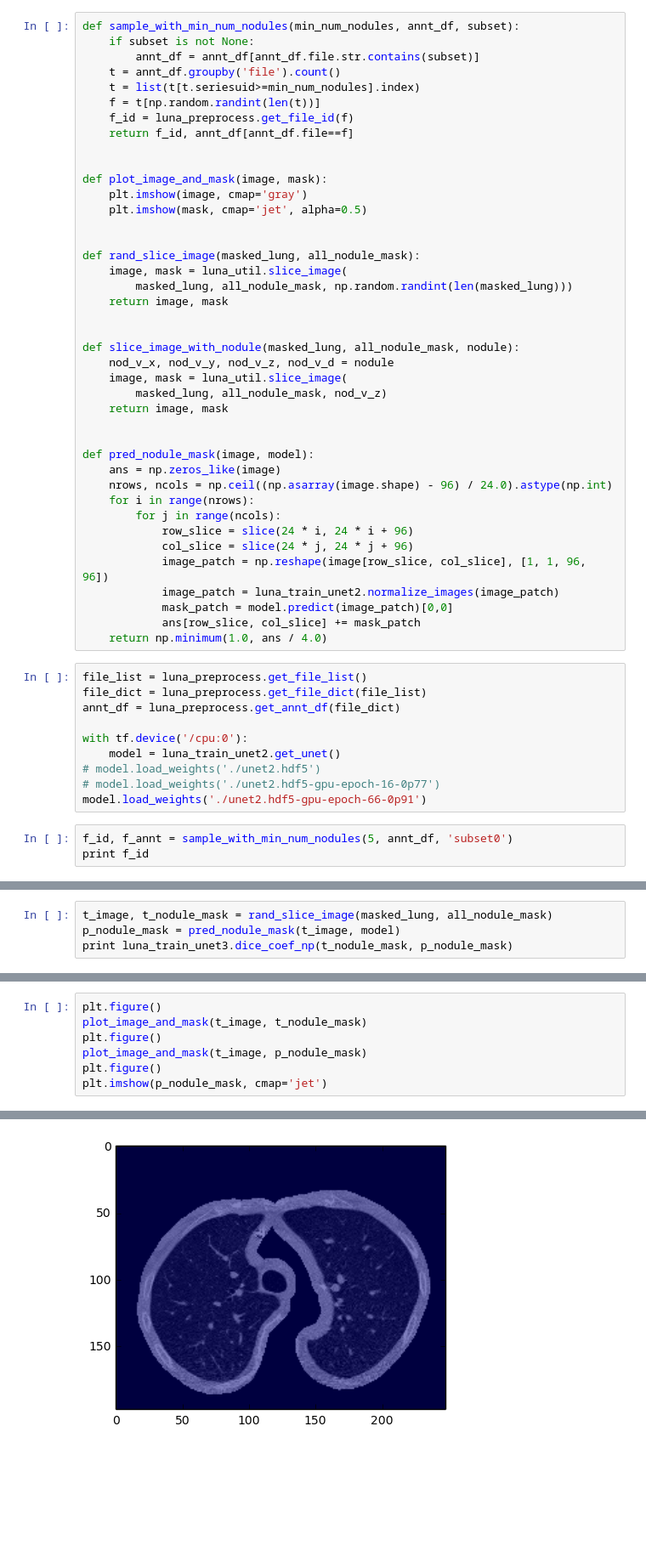
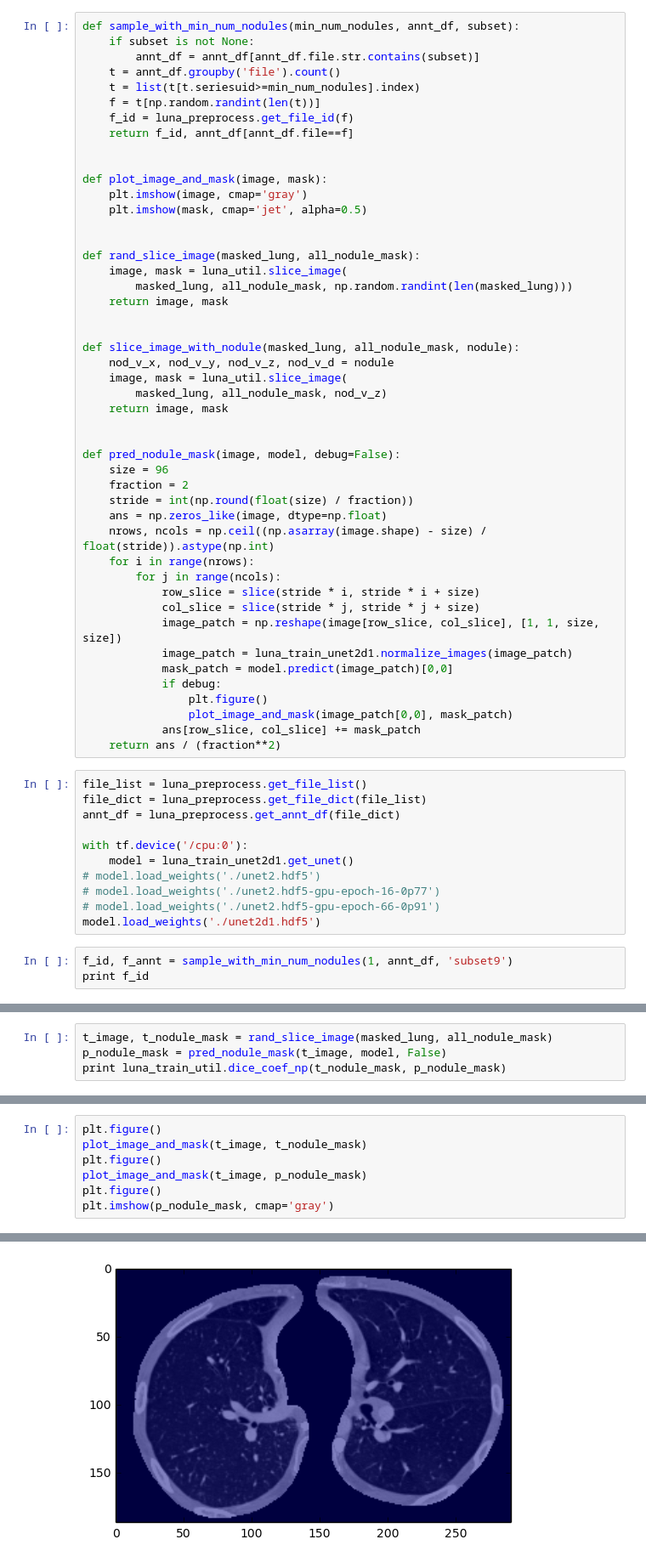
Before and after one commit to binarygo/ct, a Jupyter notebook: luna_alpha3.ipynb, the cells around one changed output, grey strips where cells are left out. Shown at 85% size. Cells and saved outputs as stored; diff of their text form; blank space fills up the shorter version.

```diff
--- a/luna_alpha3.ipynb
+++ b/luna_alpha3.ipynb
@@ -70,29 +74,36 @@ def slice_image_with_nodule(masked_lung, all_nodule_mask, nodule):
     return image, mask
 
 
-def pred_nodule_mask(image, model):
-    ans = np.zeros_like(image)
-    nrows, ncols = np.ceil((np.asarray(image.shape) - 96) / 24.0).astype(np.int)
+def pred_nodule_mask(image, model, debug=False):
+    size = 96
+    fraction = 2
+    stride = int(np.round(float(size) / fraction))
+    ans = np.zeros_like(image, dtype=np.float)
+    nrows, ncols = np.ceil((np.asarray(image.shape) - size) / float(stride)).astype(np.int)
     for i in range(nrows):
         for j in range(ncols):
-            row_slice = slice(24 * i, 24 * i + 96)
-            col_slice = slice(24 * j, 24 * j + 96)
-            image_patch = np.reshape(image[row_slice, col_slice], [1, 1, 96, 96])
-            image_patch = luna_train_unet2.normalize_images(image_patch)
+            row_slice = slice(stride * i, stride * i + size)
+            col_slice = slice(stride * j, stride * j + size)
+            image_patch = np.reshape(image[row_slice, col_slice], [1, 1, size, size])
+            image_patch = luna_train_unet2d1.normalize_images(image_patch)
             mask_patch = model.predict(image_patch)[0,0]
+            if debug:
+                plt.figure()
+                plot_image_and_mask(image_patch[0,0], mask_patch)
             ans[row_slice, col_slice] += mask_patch
-    return np.minimum(1.0, ans / 4.0)
+    return ans / (fraction**2)
 # %%
 file_list = luna_preprocess.get_file_list()
 file_dict = luna_preprocess.get_file_dict(file_list)
 annt_df = luna_preprocess.get_annt_df(file_dict)
 
 with tf.device('/cpu:0'):
-    model = luna_train_unet2.get_unet()
+    model = luna_train_unet2d1.get_unet()
 # model.load_weights('./unet2.hdf5')
 # model.load_weights('./unet2.hdf5-gpu-epoch-16-0p77')
-model.load_weights('./unet2.hdf5-gpu-epoch-66-0p91')
+# model.load_weights('./unet2.hdf5-gpu-epoch-66-0p91')
+model.load_weights('./unet2d1.hdf5')
 # %%
-f_id, f_annt = sample_with_min_num_nodules(5, annt_df, 'subset0')
+f_id, f_annt = sample_with_min_num_nodules(1, annt_df, 'subset9')
 print f_id
 # %% [output]
@@ -116,4 +127,4 @@ print luna_train_unet3.dice_coef_np(t_nodule_mask, p_nodule_mask)
 # %%
 t_image, t_nodule_mask = rand_slice_image(masked_lung, all_nodule_mask)
-p_nodule_mask = pred_nodule_mask(t_image, model)
-print luna_train_unet3.dice_coef_np(t_nodule_mask, p_nodule_mask)
+p_nodule_mask = pred_nodule_mask(t_image, model, False)
+print luna_train_util.dice_coef_np(t_nodule_mask, p_nodule_mask)
@@ -120,10 +133,10 @@ print luna_train_unet3.dice_coef_np(t_nodule_mask, p_nodule_mask)
 # %%
 plt.figure()
 plot_image_and_mask(t_image, t_nodule_mask)
 plt.figure()
 plot_image_and_mask(t_image, p_nodule_mask)
 plt.figure()
-plt.imshow(p_nodule_mask, cmap='jet')
+plt.imshow(p_nodule_mask, cmap='gray')
 # %% [output]
 <matplotlib.image.AxesImage at 0x...>
-[figure, old version]
+[figure, new version]
```
Also changed, not shown: parts of 6 cells of this notebook, 5 other files.
